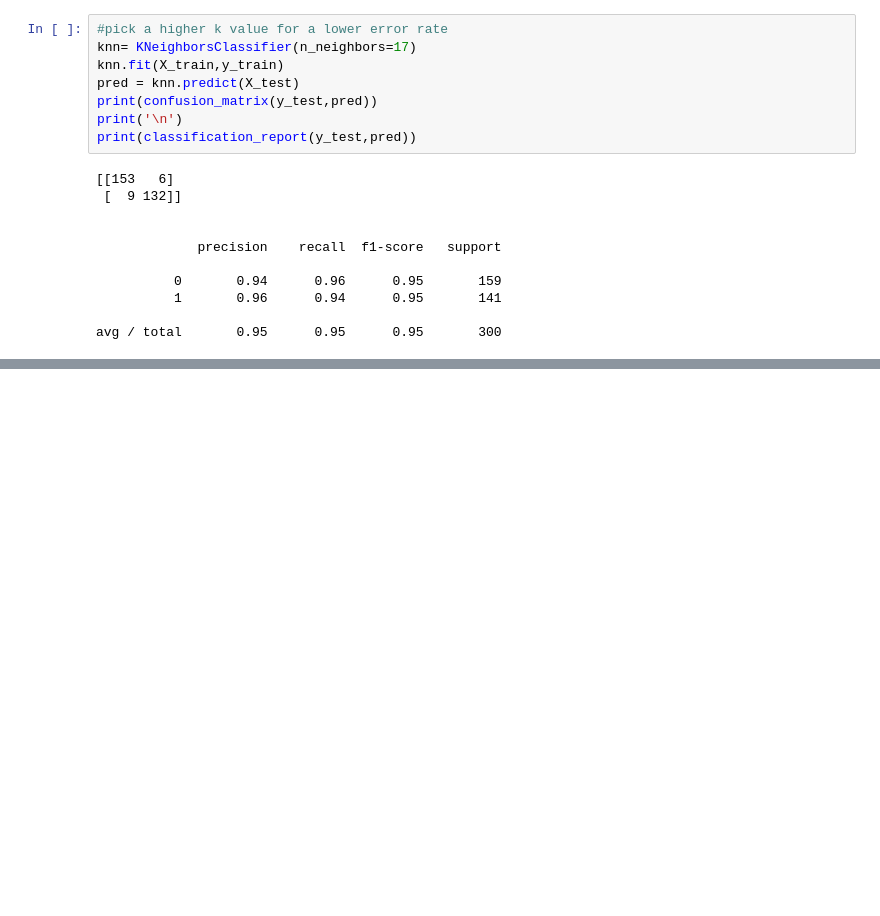
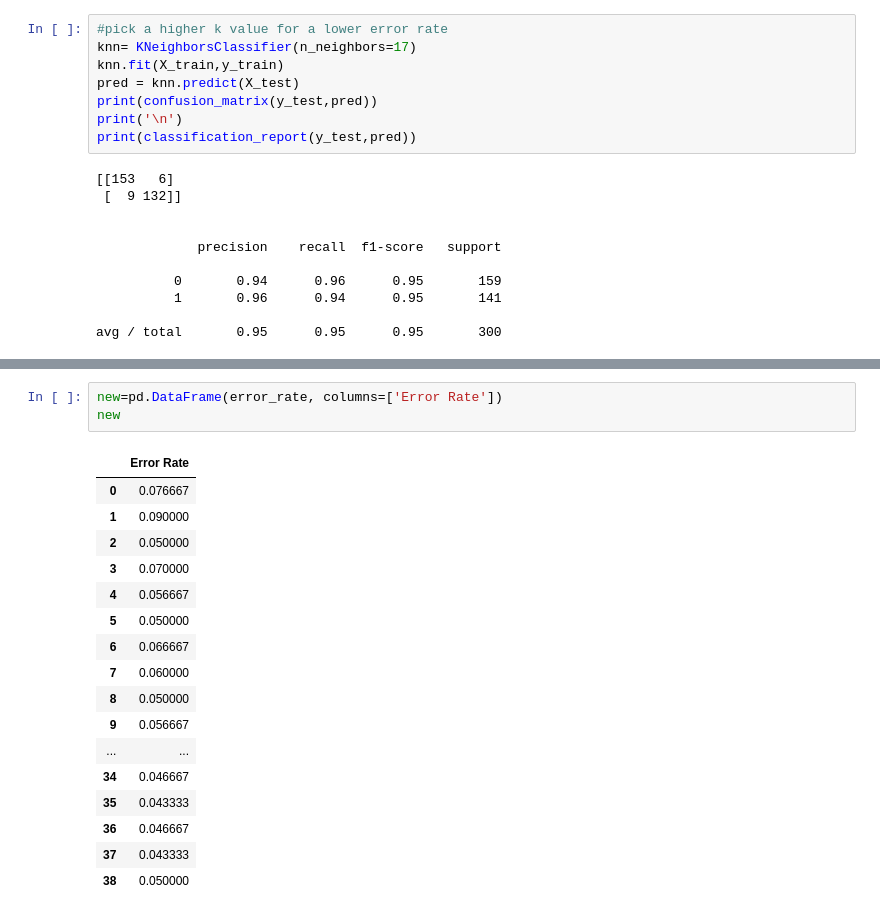
Before and after one commit to Jaimetorres003/Machine-Learning, a Jupyter notebook: K Nearest Neighbors Project.ipynb, the cells around one changed output, grey strips where cells are left out. Cells and saved outputs as stored; diff of their text form; blank space fills up the shorter version.

```diff
--- a/K Nearest Neighbors Project.ipynb
+++ b/K Nearest Neighbors Project.ipynb
@@ -162,0 +168,21 @@ avg / total       0.95      0.95      0.95       300
+# %%
+new=pd.DataFrame(error_rate, columns=['Error Rate'])
+new
+# %% [output]
+|  | Error Rate |
+| 0 | 0.076667 |
+| 1 | 0.090000 |
+| 2 | 0.050000 |
+| 3 | 0.070000 |
+| 4 | 0.056667 |
+| 5 | 0.050000 |
+| 6 | 0.066667 |
+| 7 | 0.060000 |
+| 8 | 0.050000 |
+| 9 | 0.056667 |
+| ... | ... |
+| 34 | 0.046667 |
+| 35 | 0.043333 |
+| 36 | 0.046667 |
+| 37 | 0.043333 |
+| 38 | 0.050000 |
```
Also changed, not shown: parts of 3 cells of this notebook.
